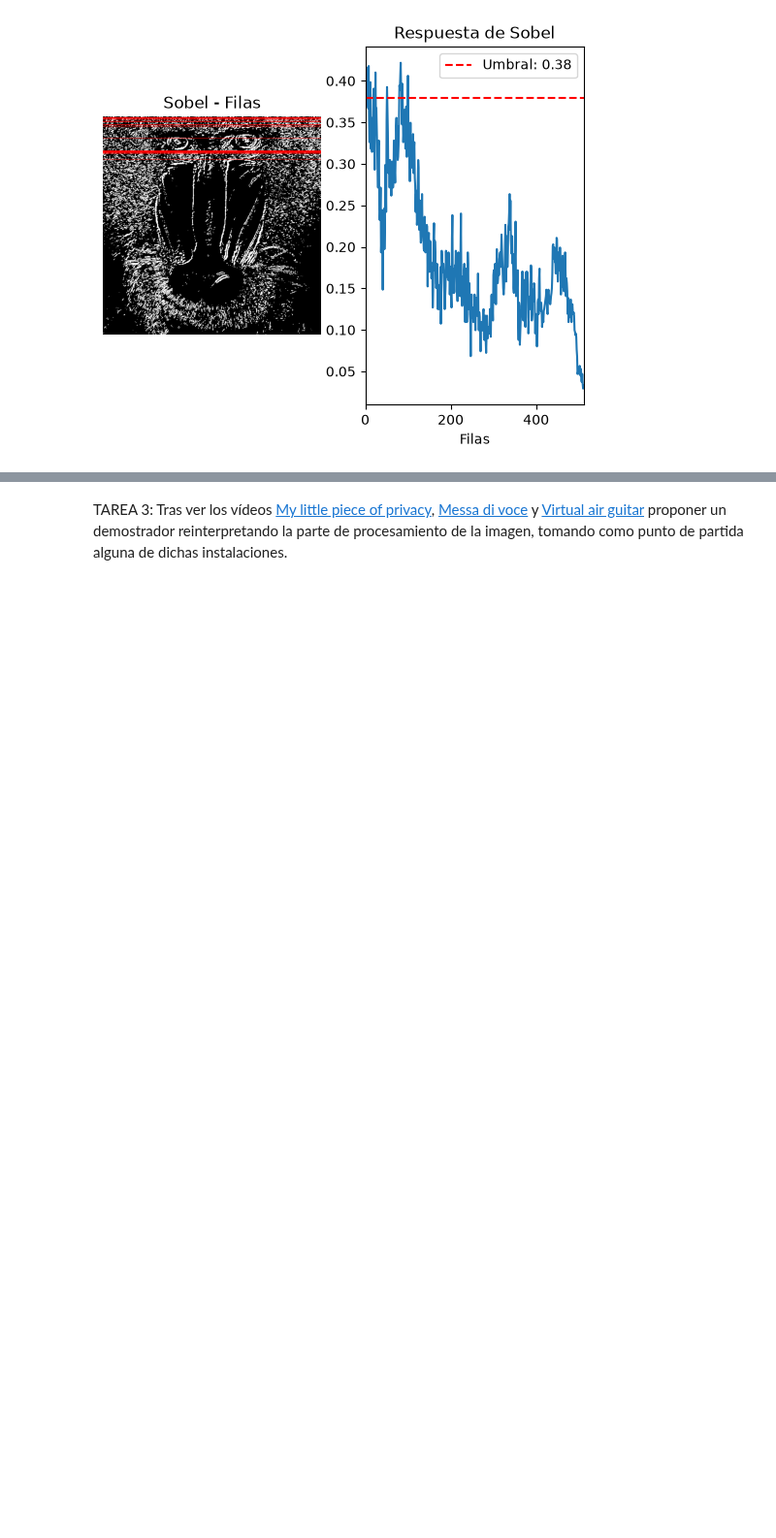
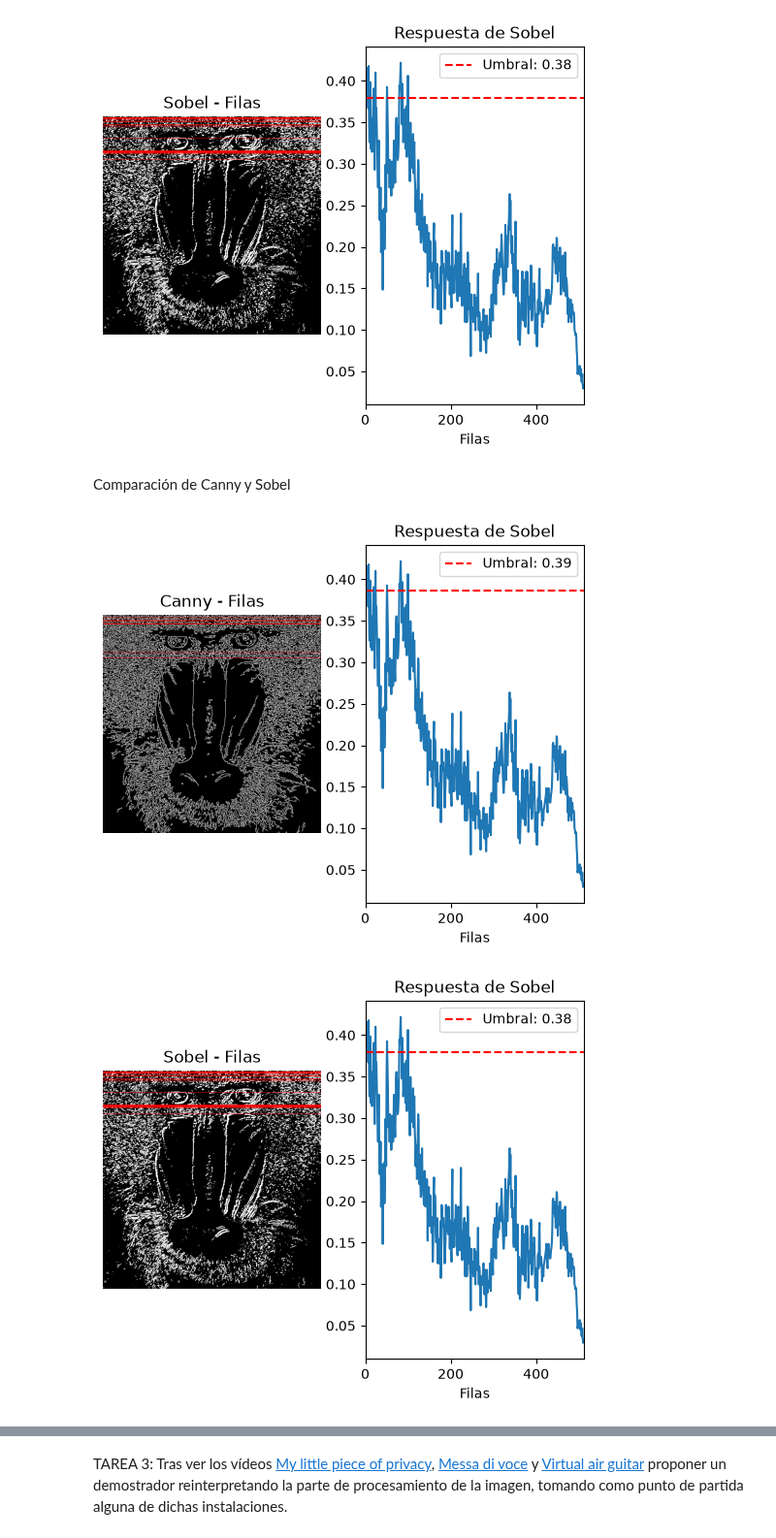
Before and after one commit to kilian2113/VC, a Jupyter notebook: P2/VC_P2.ipynb, the cells around one changed output, grey strips where cells are left out. Shown at 97% size. Drawn from its saved outputs; the diff is of its cells as text; code cells hidden in the pictures; blank space fills up the shorter version.

Commit message:
Comparación tarea 2 y readme

```diff
--- a/P2/VC_P2.ipynb
+++ b/P2/VC_P2.ipynb
@@ -40,7 +40,7 @@ def color_img_row(image, row_umb):
 #Dibuja la gráfica de la cantidad de píxeles blancos por fila o columna y el umbral
 def plot_counts(datos, umbral, etiqueta_x, limite_x):
     plt.subplot(1, 2, 2)
-    plt.title("Respuesta de Sobel")
+    plt.title("Gráfica de")
     plt.xlabel(etiqueta_x) # Filas o Columnas
     plt.ylabel("% píxeles")
     plt.plot(datos)
@@ -169,3 +162,13 @@ Hay  4 columnas que superan el umbral
 Son las columnas:  [104, 105, 127, 288]
 [figure]
 [figure]
+# %% [markdown]
+Comparación de Canny y Sobel
+# %%
+# Enseñamos los resultados de Canny y Sobel juntos para hacer la comparación
+show_full_result(color_img, rows, umbral, "Canny - Filas", "Filas", canny.shape[0])
+show_full_result(color_rows, rows, row_umbral, "Sobel - Filas", "Filas", imagenUmbralizada.shape[0])
+plt.show()
+# %% [output]
+[figure, added]
+[figure, added]
```
Also changed, not shown: parts of 2 cells of this notebook, 2 other files.
